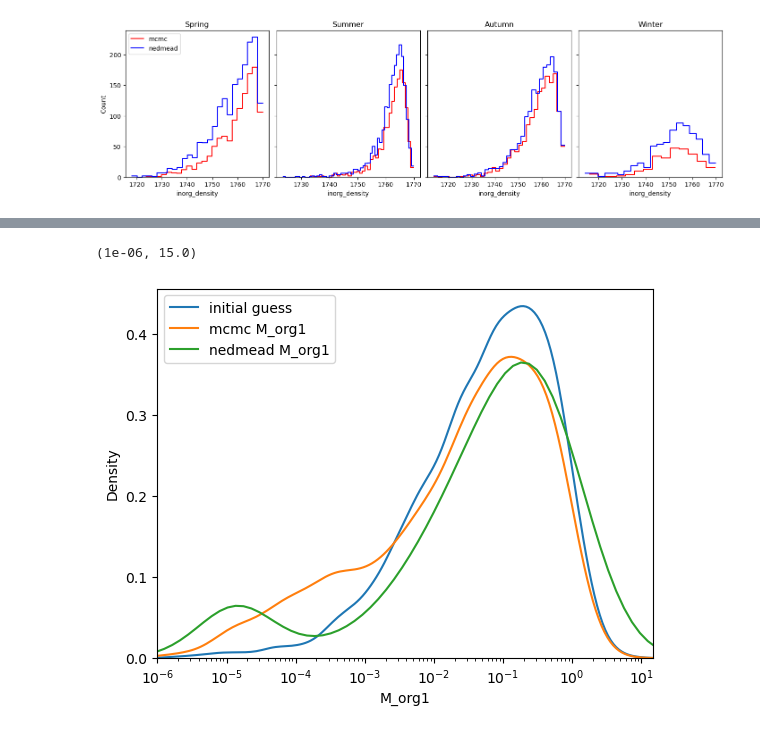
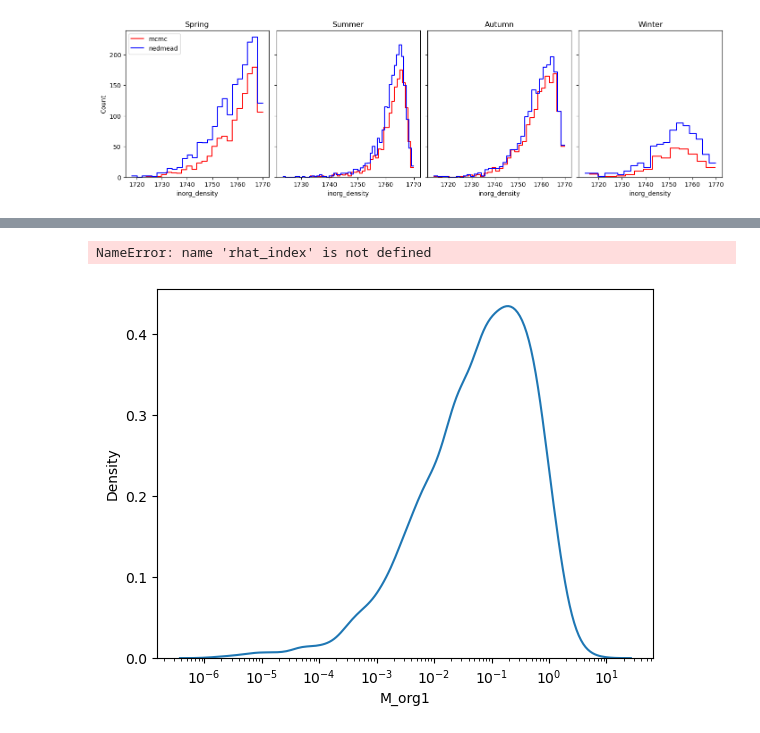
Before and after one commit to mauradewey/Modal-Aerosol-Composition, a Jupyter notebook: code/explore-mcmc-results.ipynb, the cells around one changed output, grey strips where cells are left out. Saved outputs shown, nothing was run; the diff lists cells and outputs as text; code cells hidden in the pictures.

```diff
--- a/code/explore-mcmc-results.ipynb
+++ b/code/explore-mcmc-results.ipynb
@@ -132,7 +140,7 @@ plt.legend()
 To get parameter values and statistics, run summarize_mcmc_posteriors.py
 # %%
 # load mcmc parameters for summary statistics and calculate CCN results:
-mcmc_params = pd.read_csv('../results/summary_30k_m2_5chains.csv')
+mcmc_params = pd.read_csv('../results/summary_30k_m2_5chains_20kburn.csv')
 # %%
 # calculate mcmc results (or load farther down)
 mcmc_results = pd.DataFrame({'datetime': mcmc_params['datetime']})
@@ -214,10 +209,10 @@ mcmc_results.to_csv('../results/30k_m2_logparams_ccn_results.csv')
 mcmc_results = pd.read_csv('../results/30k_m2_5chains_ccn_results.csv')
 # %%
 # how many time-steps show convergence:
-rhat_thresh = 1.5
+rhat_thresh = 1.3
 num_conv = mcmc_params.where(mcmc_params['M_org1_rhat'] < rhat_thresh).where(mcmc_params['D1_rhat'] < rhat_thresh).where(mcmc_params['N1_rhat'] < rhat_thresh).where(mcmc_params['D2_rhat'] < rhat_thresh).where(mcmc_params['N2_rhat'] < rhat_thresh).dropna()
 
-print(f"Number of total time-steps showing convergence (rhat < {rhat_thresh}): {num_conv.shape[0]} out of {len(mcmc_params.dropna())}")
+print(f"Number of total time-teps showing convergence (rhat < {rhat_thresh}): {num_conv.shape[0]} out of {len(mcmc_params.dropna())}")
 print(f"Number of time-steps showing M_org1 convergence (rhat < {rhat_thresh}): {mcmc_params.where(mcmc_params['M_org1_rhat'] < rhat_thresh).dropna().shape[0]} out of {len(mcmc_params.dropna())}")
 print(f"Number of time-steps showing D1 convergence (rhat < {rhat_thresh}): {mcmc_params.where(mcmc_params['D1_rhat'] < rhat_thresh).dropna().shape[0]} out of {len(mcmc_params.dropna())}")
 print(f"Number of time-steps showing N1 convergence (rhat < {rhat_thresh}): {mcmc_params.where(mcmc_params['N1_rhat'] < rhat_thresh).dropna().shape[0]} out of {len(mcmc_params.dropna())}")
@@ -232,0 +228,3 @@ Number of time-steps showing N2 convergence (rhat < 1.5): 2546 out of 4751
+# %%
+# get index of time-steps where mcmc converged:
+rhat_index = num_conv.index
@@ -509,9 +516,11 @@ plt.legend()
 # %%
+M_org1_initial = pd.read_csv('../input_data/M_org1_initialguess.csv')
+
 sns.kdeplot(M_org1_initial['M_org1'], label='initial guess', log_scale=True)
-sns.kdeplot((mcmc_results['mass_aitken']*mcmc_results['f_org1']), label='mcmc M_org1', log_scale=True)
+sns.kdeplot((mcmc_results.loc[rhat_index]['mass_aitken']*mcmc_results['f_org1']), label='mcmc M_org1', log_scale=True)
 sns.kdeplot((nedmead_results['mass_aitken']*nedmead_results['f_org1']).where((nedmead_results['mass_aitken']*nedmead_results['f_org1'])>0), label='nedmead M_org1', log_scale=True)
 plt.legend()
 plt.gca().set_xlim(1e-6, 1.5e1)
 # %% [output]
-(1e-06, 15.0)
+NameError: name 'rhat_index' is not defined
-[figure, old version]
+[figure, new version]
```
Also changed, not shown: parts of 40 cells of this notebook, 2 other files.
